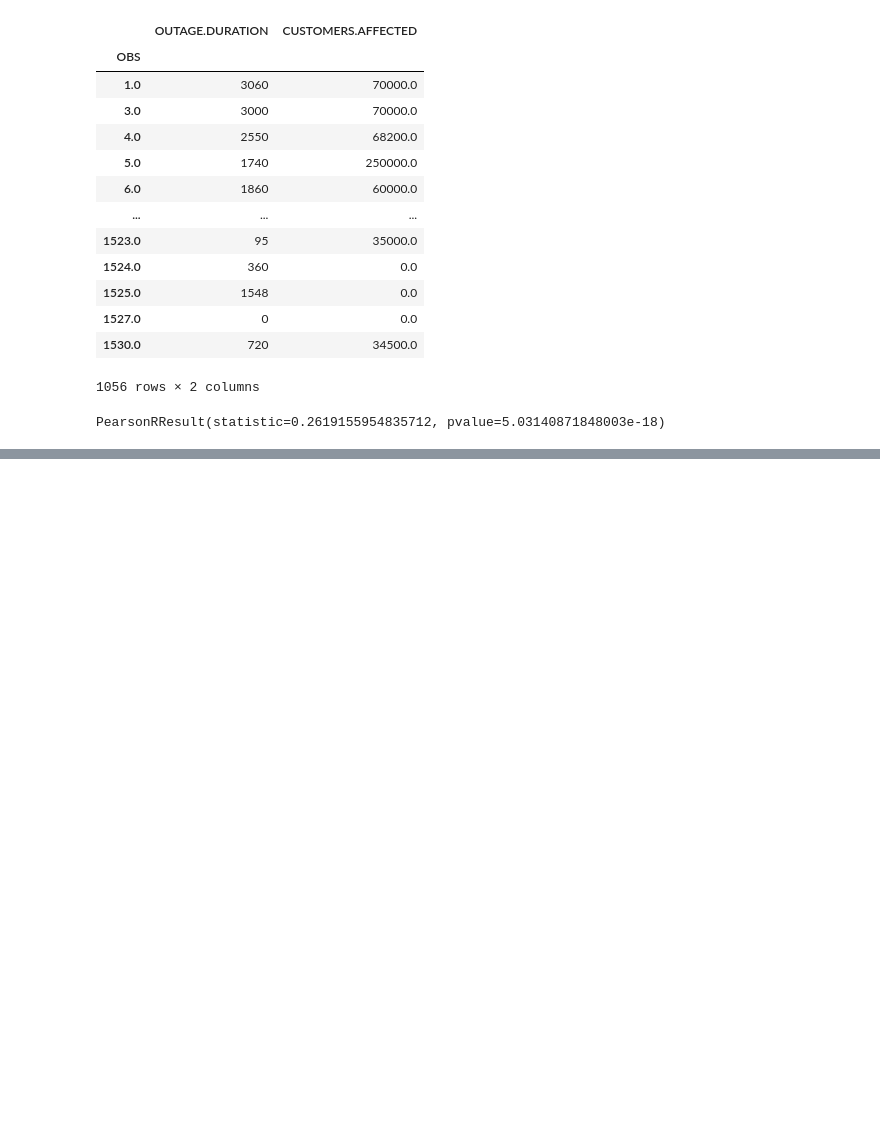
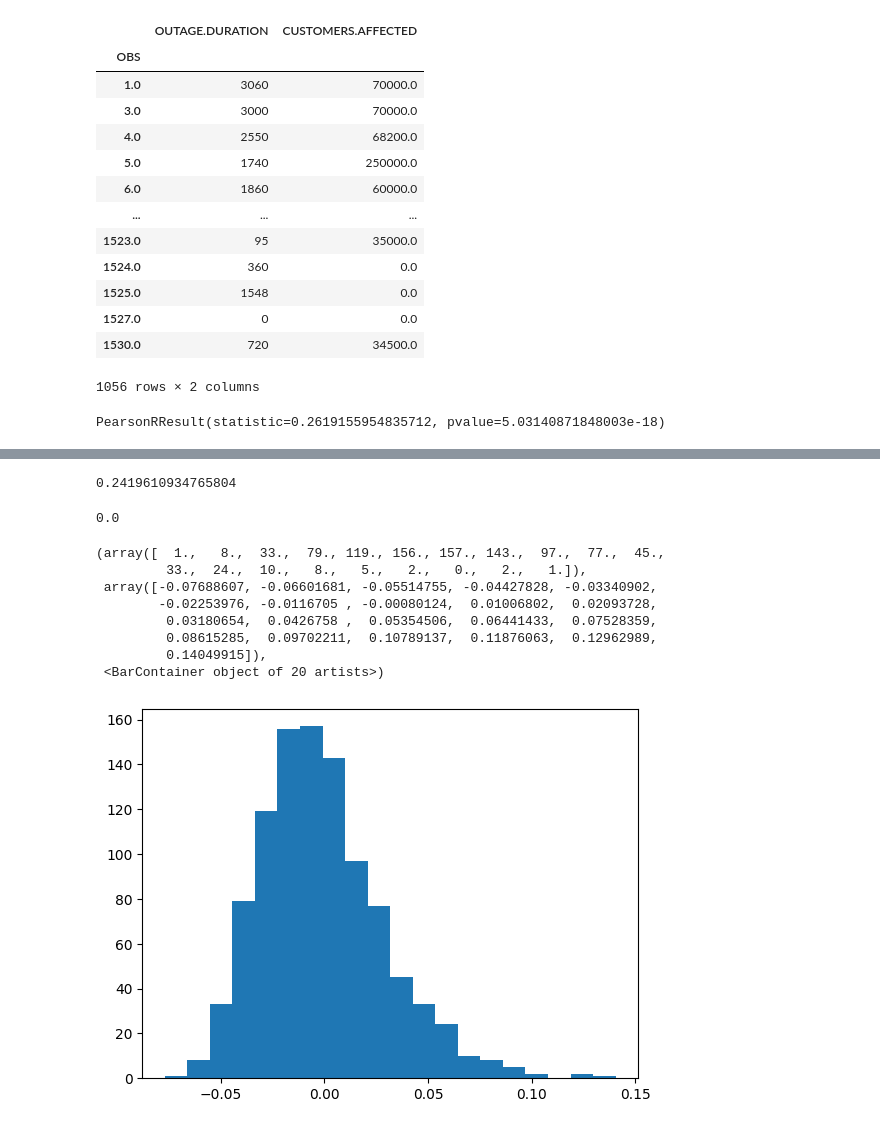
Before and after one commit to tomok59/power_outages, a Jupyter notebook: template.ipynb, the cells around one changed output, grey strips where cells are left out. Cells and saved outputs as stored; diff of their text form; code cells hidden in the pictures; blank space fills up the shorter version.

```diff
--- a/template.ipynb
+++ b/template.ipynb
@@ -343,0 +399,41 @@ plt.show()
+# %%
+
+x = df_num_drop['OUTAGE.DURATION']
+y = df_num_drop['SQUARE.MILES.AFFECTED']
+observed_correlation, _ = scipy.stats.pearsonr(x, y)
+
+# Number of permutations
+num_permutations = 1000
+
+# # Permutation test
+permuted_correlations = []
+for i in range(num_permutations):
+    permuted_y = np.random.permutation(y)
+    permuted_correlation, _ = scipy.stats.pearsonr(x, permuted_y)
+    permuted_correlations.append(permuted_correlation)
+
+# # Calculate p-value
+p_value = (np.abs(permuted_correlations) >= np.abs(observed_correlation)).mean()
+
+# # Display the p-value
+# print(f'Permutation Test P-value: {p_value}')
+# %%
+observed_correlation
+# %% [output]
+0.2419610934765804
+# %%
+p_value
+# %% [output]
+0.0
+# %%
+plt.hist(permuted_correlations, bins=20)
+# %% [output]
+(array([  1.,   8.,  33.,  79., 119., 156., 157., 143.,  97.,  77.,  45.,
+         33.,  24.,  10.,   8.,   5.,   2.,   0.,   2.,   1.]),
+ array([-0.07688607, -0.06601681, -0.05514755, -0.04427828, -0.03340902,
+        -0.02253976, -0.0116705 , -0.00080124,  0.01006802,  0.02093728,
+         0.03180654,  0.0426758 ,  0.05354506,  0.06441433,  0.07528359,
+         0.08615285,  0.09702211,  0.10789137,  0.11876063,  0.12962989,
+         0.14049915]),
+ <BarContainer object of 20 artists>)
+[figure, added]
```
Also changed, not shown: parts of 9 cells of this notebook.
